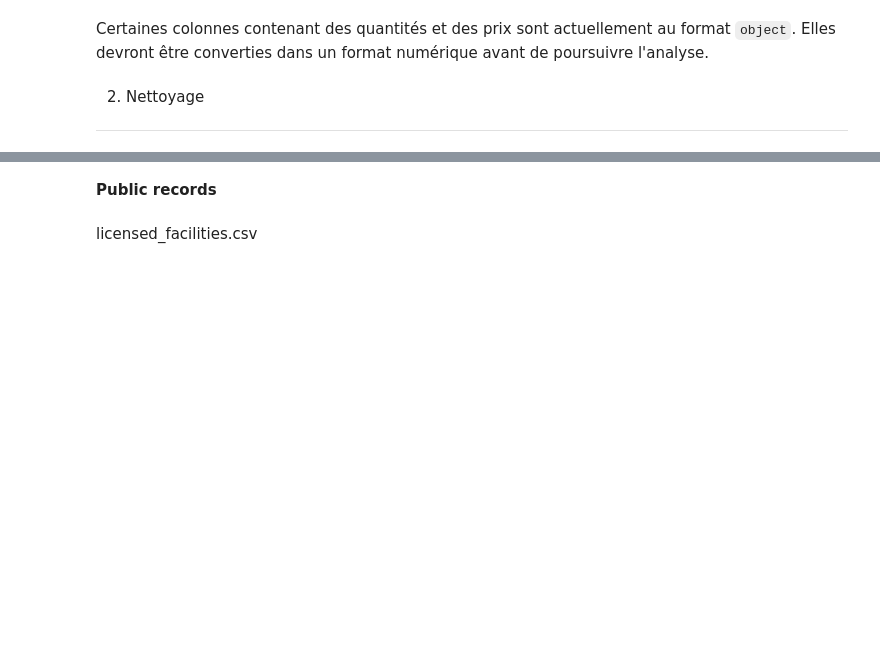
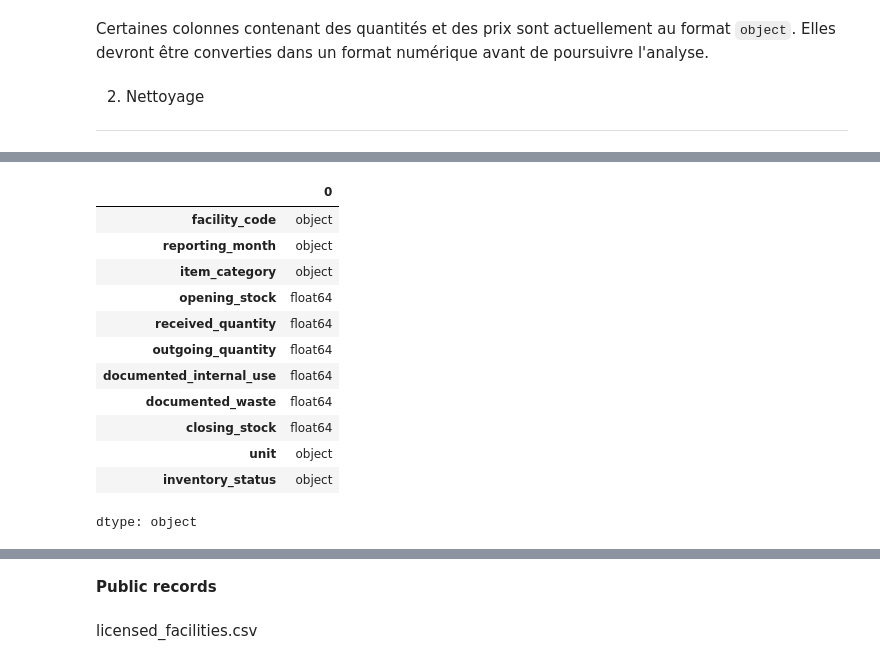
Before and after one commit to Sheik-info/20262027-UE-DataMining-Project, a Jupyter notebook: Base_notebook_to_complete.ipynb, the cells around one changed output, grey strips where cells are left out. Drawn from its saved outputs; the diff is of its cells as text; code cells hidden in the pictures; blank space fills up the shorter version.

```diff
--- a/Base_notebook_to_complete.ipynb
+++ b/Base_notebook_to_complete.ipynb
@@ -291,0 +418,16 @@ Certaines colonnes contenant des quantités et des prix sont actuellement au for
+# %%
+df_invm.dtypes
+# %% [output]
+|  | 0 |
+| facility_code | object |
+| reporting_month | object |
+| item_category | object |
+| opening_stock | float64 |
+| received_quantity | float64 |
+| outgoing_quantity | float64 |
+| documented_internal_use | float64 |
+| documented_waste | float64 |
+| closing_stock | float64 |
+| unit | object |
+| inventory_status | object |
+dtype: object
```
Also changed, not shown: parts of 19 cells of this notebook.
